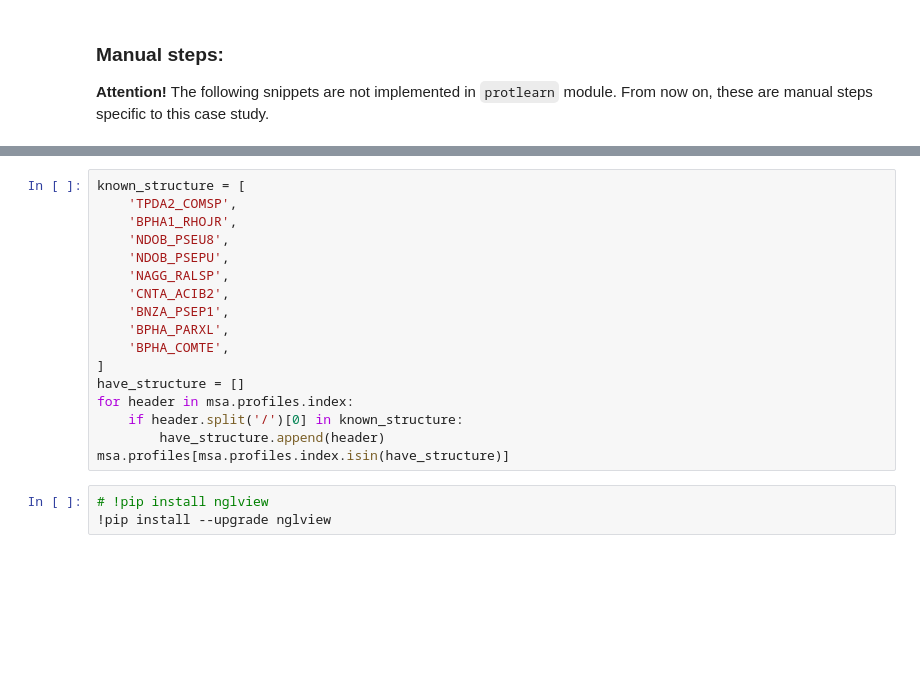
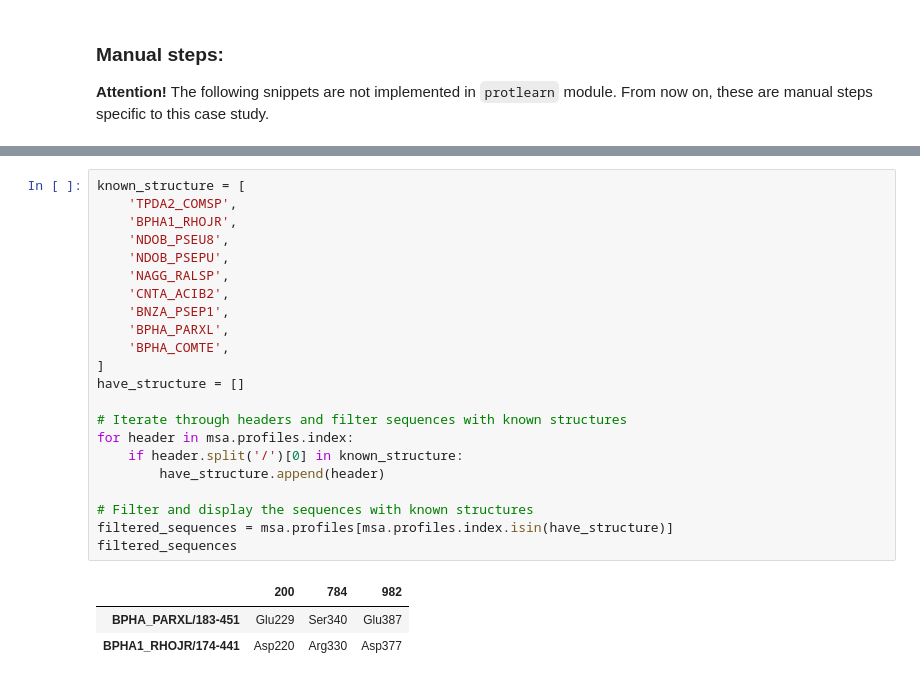
Before and after one commit to lcobiodata/msautils, a Jupyter notebook: examples/ring-hydroxylating_dioxygenase/example-ring-hydroxylating-dioxygenase.ipynb, the cells around one changed output, grey strips where cells are left out. Saved outputs shown, nothing was run; the diff lists cells and outputs as text; blank space fills up the shorter version.

Commit message:
Working fine until search of sequences with known structures. Still needs debugging protein visualization.

```diff
--- a/examples/ring-hydroxylating_dioxygenase/example-ring-hydroxylating-dioxygenase.ipynb
+++ b/examples/ring-hydroxylating_dioxygenase/example-ring-hydroxylating-dioxygenase.ipynb
@@ -339,20 +438,26 @@ for header in msa.positions_map.keys():
 # %%
 known_structure = [
     'TPDA2_COMSP',
     'BPHA1_RHOJR',
     'NDOB_PSEU8',
     'NDOB_PSEPU',
     'NAGG_RALSP',
     'CNTA_ACIB2',
     'BNZA_PSEP1',
     'BPHA_PARXL',
     'BPHA_COMTE',
 ]
 have_structure = []
+
+# Iterate through headers and filter sequences with known structures
 for header in msa.profiles.index:
     if header.split('/')[0] in known_structure:
         have_structure.append(header)
-msa.profiles[msa.profiles.index.isin(have_structure)]
+
+# Filter and display the sequences with known structures
+filtered_sequences = msa.profiles[msa.profiles.index.isin(have_structure)]
+filtered_sequences
+# %% [output]
+|  | 200 | 784 | 982 |
+| BPHA_PARXL/183-451 | Glu229 | Ser340 | Glu387 |
+| BPHA1_RHOJR/174-441 | Asp220 | Arg330 | Asp377 |
-# %%
-# !pip install nglview
-!pip install --upgrade nglview
```
Also changed, not shown: parts of 16 cells of this notebook.
